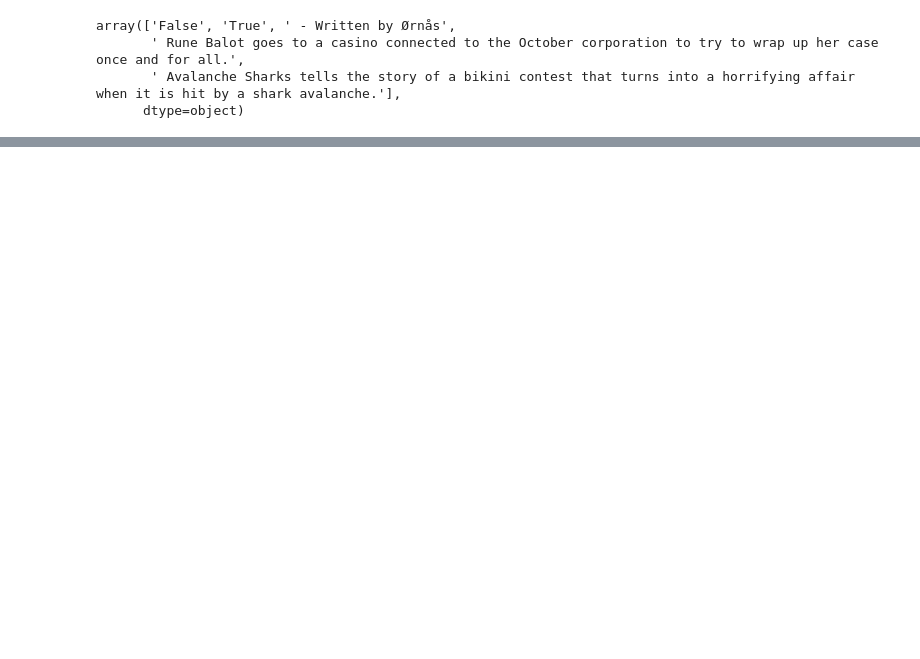
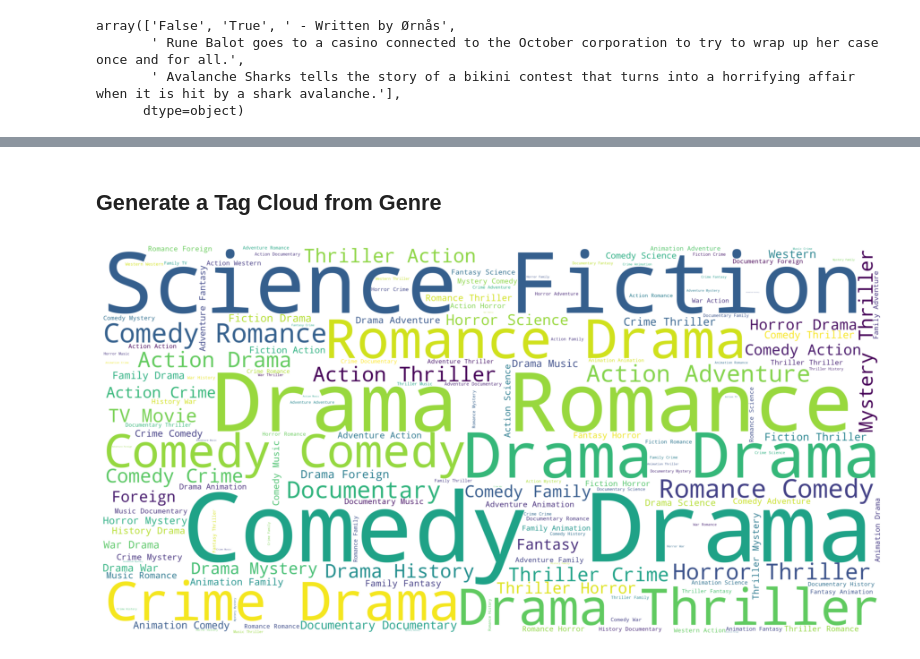
Before and after one commit to todatech/csda-lab, a Jupyter notebook: lab1/movies.ipynb, the cells around one changed output, grey strips where cells are left out. Cells and saved outputs as stored; diff of their text form; code cells hidden in the pictures; blank space fills up the shorter version.

```diff
--- a/lab1/movies.ipynb
+++ b/lab1/movies.ipynb
@@ -170,0 +379,7 @@ md.vote_count.quantile(0.75)
+# %%
+s = md.apply(lambda x: pd.Series(x['genres']),axis=1).stack().reset_index(level=1, drop=True)
+s.name = 'genre'
+# %%
+s = s.to_frame()
+# %%
+s.columns = ['genre']
@@ -170,0 +413,12 @@ md.vote_count.quantile(0.75)
+# %% [markdown]
+## Generate a Tag Cloud from Genre
+# %%
+from wordcloud import WordCloud, STOPWORDS
+genre_corpus = ' '.join(s['genre'])
+genre_wordcloud = WordCloud(stopwords=STOPWORDS, background_color='white', height=2000, width=4000).generate(genre_corpus)
+plt.figure(figsize=(16,8))
+plt.imshow(genre_wordcloud)
+plt.axis('off')
+plt.show()
+# %% [output]
+[figure, added]
```
Also changed, not shown: parts of 58 cells of this notebook, 1 other file.
